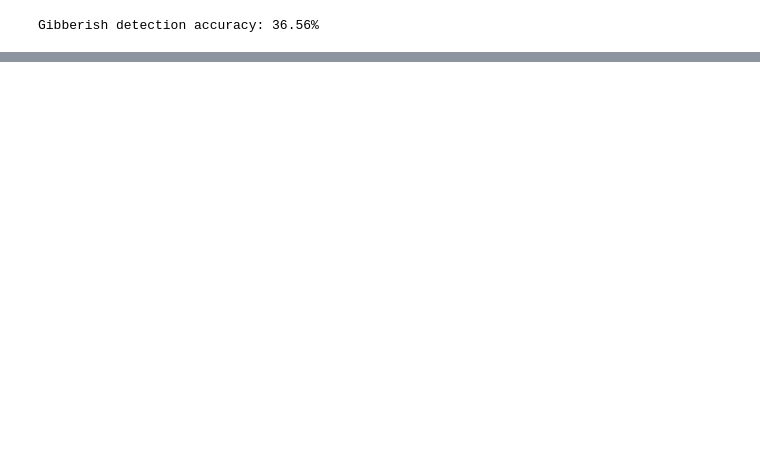
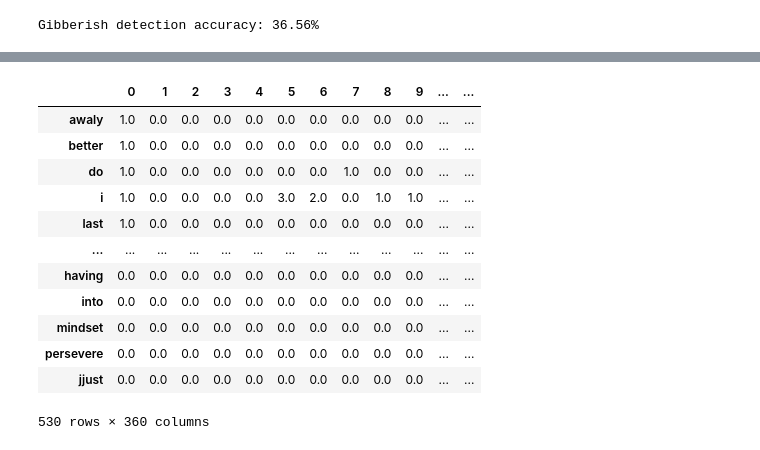
Before and after one commit to YBao7/NLP_Project, a Jupyter notebook: NLP_text_TF-IDF.ipynb, the cells around one changed output, grey strips where cells are left out. Drawn from its saved outputs; the diff is of its cells as text; code cells hidden in the pictures; blank space fills up the shorter version.

```diff
--- a/NLP_text_preprocess.ipynb
+++ b/NLP_text_TF-IDF.ipynb
@@ -288,0 +251,8 @@ text_df
+# %%
+# create empty dictionary from gensim library (for the vocabulary)
+dictionary = gensim.corpora.Dictionary()
+# iteratively add each doc to the bag-of-words corpus
+bow_corpus = [dictionary.doc2bow(doc, allow_update=True) for doc in tokenized_docs]
+
+print(len(bow_corpus)) #360 texts
+print(len(dictionary)) #530 words
@@ -288,0 +285,38 @@ text_df
+# %%
+import numpy as np
+
+# Get vocab from dictionary
+vocab = pd.Series(dictionary.token2id).index
+
+# Sequence of numbers as long as the documents
+index = range(len(bow_corpus))
+
+# Create a pandas dataframe full of zeros.
+bow_df = pd.DataFrame(data=np.zeros((len(bow_corpus), len(dictionary)), dtype=np.float32),
+                  index=index, # row labels
+                  columns=vocab) #column labels
+
+# Add each word from the bag-of-words corpus to the matrix.
+for idx in index:
+  for id, freq in bow_corpus[idx]:
+    bow_df.loc[idx,dictionary[id]] = freq
+    # updates the specific cell in the DataFrame using by using the document index (row) idx
+    # and token ID (column) id, which has been mapped back into the token (word)
+    # and sets it to the token's frequency freq
+
+# Transpose the matrix for easy reading
+bow_df.T
+# %% [output]
+|  | 0 | 1 | 2 | 3 | 4 | 5 | 6 | 7 | 8 | 9 | ... | ... |
+| awaly | 1.0 | 0.0 | 0.0 | 0.0 | 0.0 | 0.0 | 0.0 | 0.0 | 0.0 | 0.0 | ... | ... |
+| better | 1.0 | 0.0 | 0.0 | 0.0 | 0.0 | 0.0 | 0.0 | 0.0 | 0.0 | 0.0 | ... | ... |
+| do | 1.0 | 0.0 | 0.0 | 0.0 | 0.0 | 0.0 | 0.0 | 1.0 | 0.0 | 0.0 | ... | ... |
+| i | 1.0 | 0.0 | 0.0 | 0.0 | 0.0 | 3.0 | 2.0 | 0.0 | 1.0 | 1.0 | ... | ... |
+| last | 1.0 | 0.0 | 0.0 | 0.0 | 0.0 | 0.0 | 0.0 | 0.0 | 0.0 | 0.0 | ... | ... |
+| ... | ... | ... | ... | ... | ... | ... | ... | ... | ... | ... | ... | ... |
+| having | 0.0 | 0.0 | 0.0 | 0.0 | 0.0 | 0.0 | 0.0 | 0.0 | 0.0 | 0.0 | ... | ... |
+| into | 0.0 | 0.0 | 0.0 | 0.0 | 0.0 | 0.0 | 0.0 | 0.0 | 0.0 | 0.0 | ... | ... |
+| mindset | 0.0 | 0.0 | 0.0 | 0.0 | 0.0 | 0.0 | 0.0 | 0.0 | 0.0 | 0.0 | ... | ... |
+| persevere | 0.0 | 0.0 | 0.0 | 0.0 | 0.0 | 0.0 | 0.0 | 0.0 | 0.0 | 0.0 | ... | ... |
+| jjust | 0.0 | 0.0 | 0.0 | 0.0 | 0.0 | 0.0 | 0.0 | 0.0 | 0.0 | 0.0 | ... | ... |
+530 rows × 360 columns
```
Also changed, not shown: parts of 17 cells of this notebook.
